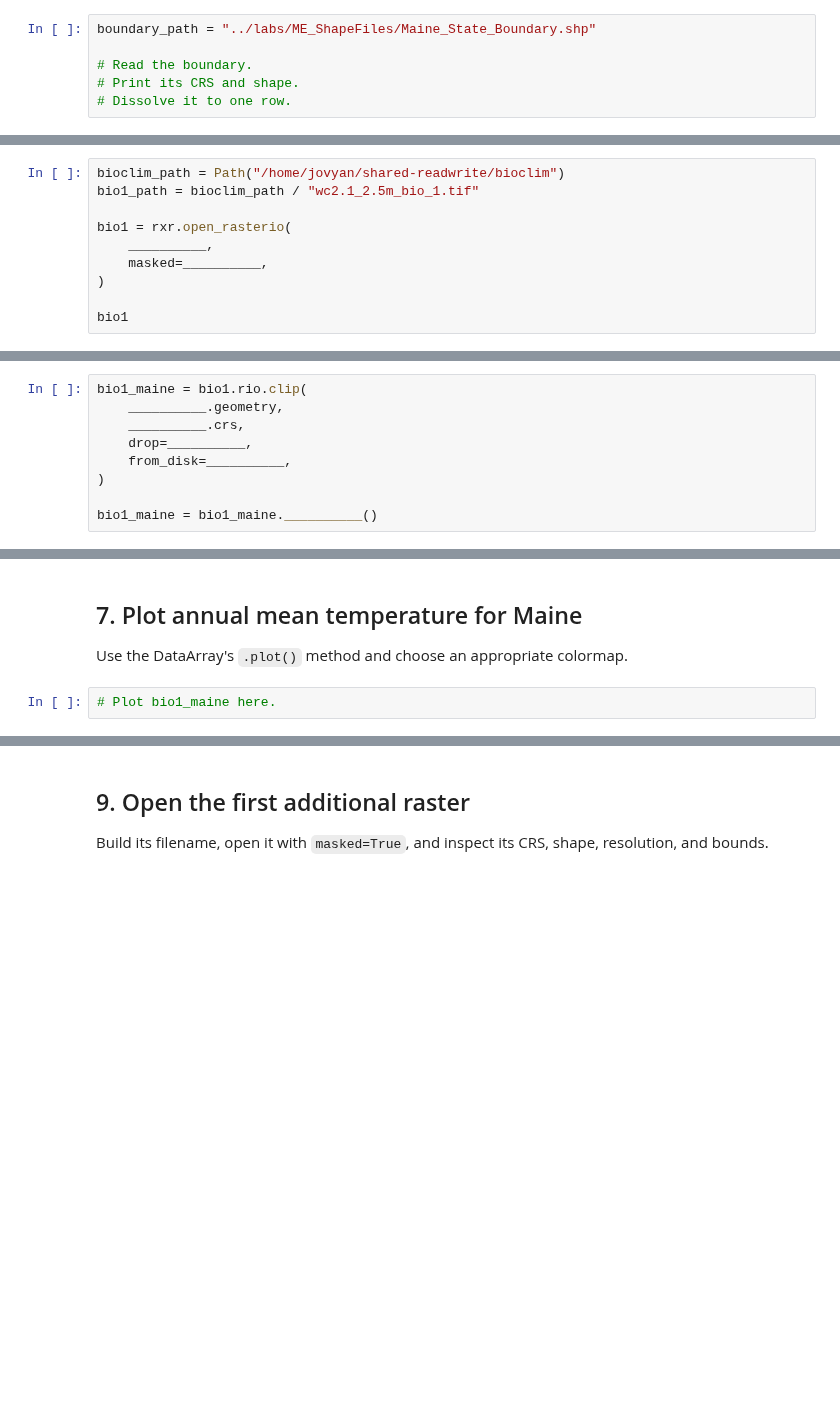
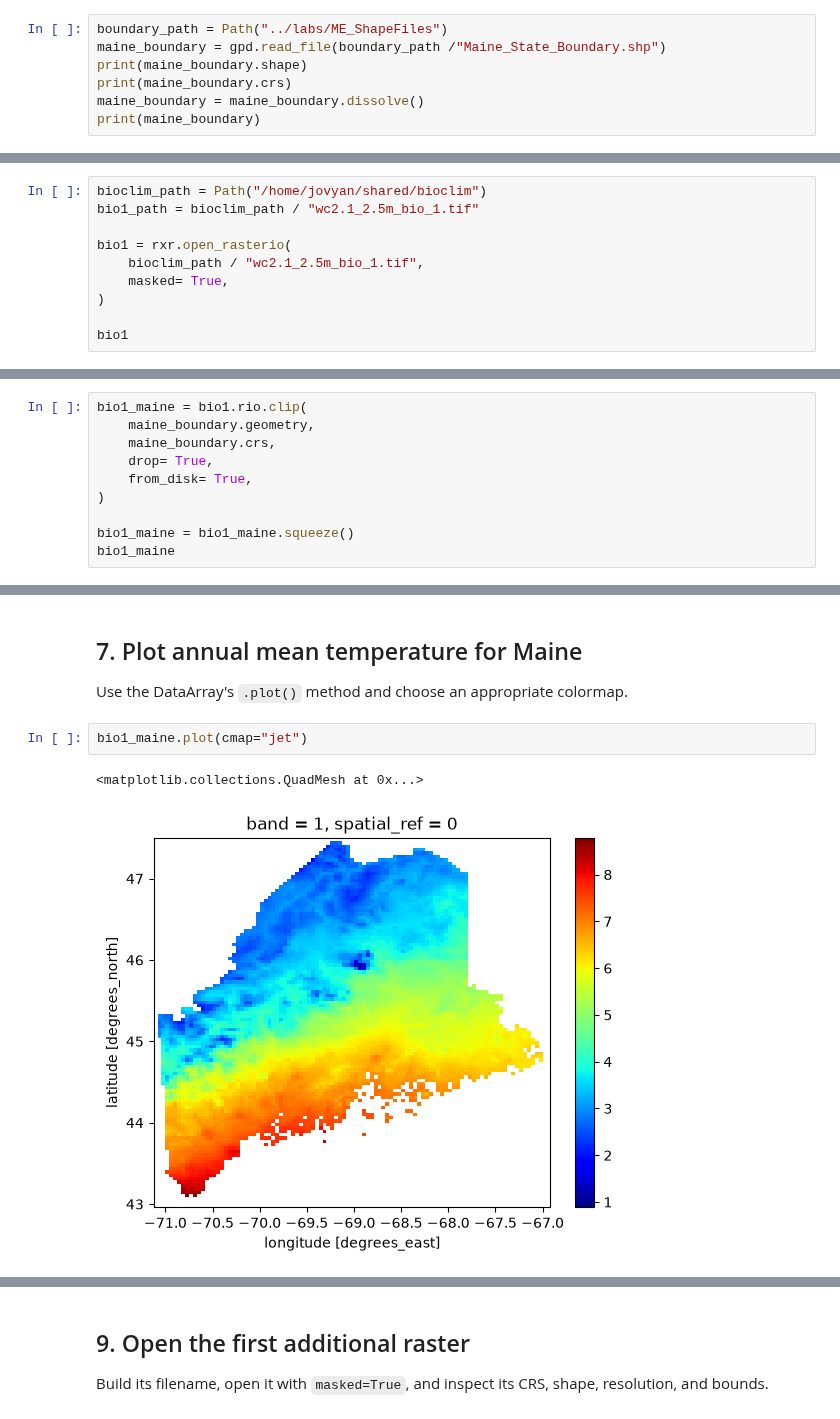
Before and after one commit to studentofwater/BIO597-SpatialBiodiversity, a Jupyter notebook: docs/assignments/Assignment-05-RasterData.ipynb, the cells around one changed output, grey strips where cells are left out. Cells and saved outputs as stored; diff of their text form; blank space fills up the shorter version.

```diff
--- a/docs/assignments/Assignment-05-RasterData.ipynb
+++ b/docs/assignments/Assignment-05-RasterData.ipynb
@@ -41,8 +45,9 @@ Also import `Path` from the `pathlib` module as we did previously
 
 Read `Maine_State_Boundary.shp`. Inspect its CRS and shape, then use `dissolve()` to combine the polygons.
 # %%
-boundary_path = "../labs/ME_ShapeFiles/Maine_State_Boundary.shp"
-
-# Read the boundary.
-# Print its CRS and shape.
-# Dissolve it to one row.
+boundary_path = Path("../labs/ME_ShapeFiles")
+maine_boundary = gpd.read_file(boundary_path /"Maine_State_Boundary.shp")
+print(maine_boundary.shape)
+print(maine_boundary.crs)
+maine_boundary = maine_boundary.dissolve()
+print(maine_boundary)
@@ -51,12 +70,12 @@ boundary_path = "../labs/ME_ShapeFiles/Maine_State_Boundary.shp"
 
 Open `wc2.1_2.5m_bio_1.tif` with `masked=True`. Store the result as `bio1`.
 # %%
-bioclim_path = Path("/home/jovyan/shared-readwrite/bioclim")
+bioclim_path = Path("/home/jovyan/shared/bioclim")
 bio1_path = bioclim_path / "wc2.1_2.5m_bio_1.tif"
 
 bio1 = rxr.open_rasterio(
-    __________,
-    masked=__________,
+    bioclim_path / "wc2.1_2.5m_bio_1.tif",
+    masked= True,
 )
 
 bio1
@@ -81,10 +130,11 @@ Add a brief comment beside each output explaining what it describes.
 Use `rio.clip()` with the dissolved boundary. Set `drop=True` and `from_disk=True`, then remove the one-band dimension with `squeeze()`.
 # %%
 bio1_maine = bio1.rio.clip(
-    __________.geometry,
-    __________.crs,
-    drop=__________,
-    from_disk=__________,
+    maine_boundary.geometry,
+    maine_boundary.crs,
+    drop= True,
+    from_disk= True,
 )
 
-bio1_maine = bio1_maine.__________()
+bio1_maine = bio1_maine.squeeze()
+bio1_maine
@@ -101,7 +188,10 @@ Display the shape, bounds, CRS, and resolution of both. State which properties c
 
 Use the DataArray's `.plot()` method and choose an appropriate colormap.
 # %%
-# Plot bio1_maine here.
+bio1_maine.plot(cmap="jet")
+# %% [output]
+<matplotlib.collections.QuadMesh at 0x...>
+[figure, added]
 # %% [markdown]
 ## 8. Choose three additional bioclimatic variables
 
```
Also changed, not shown: parts of 39 cells of this notebook.
